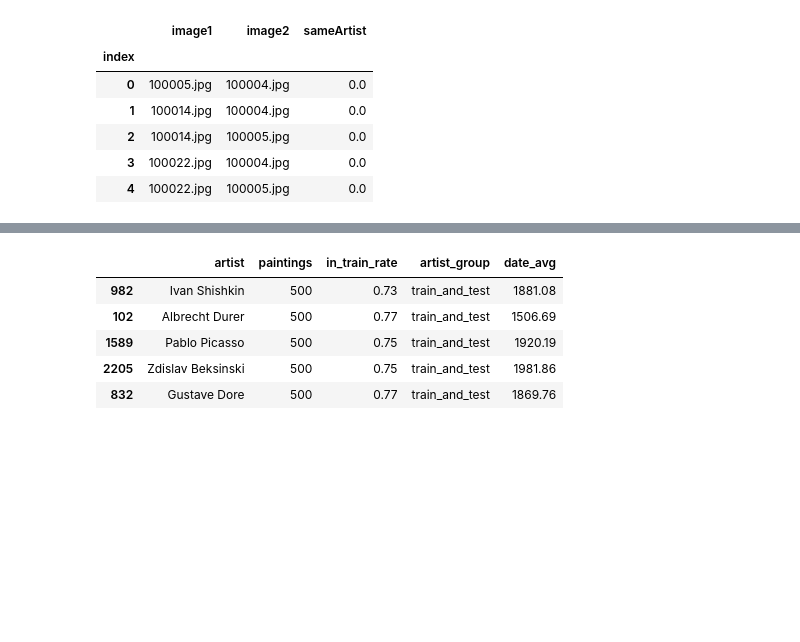
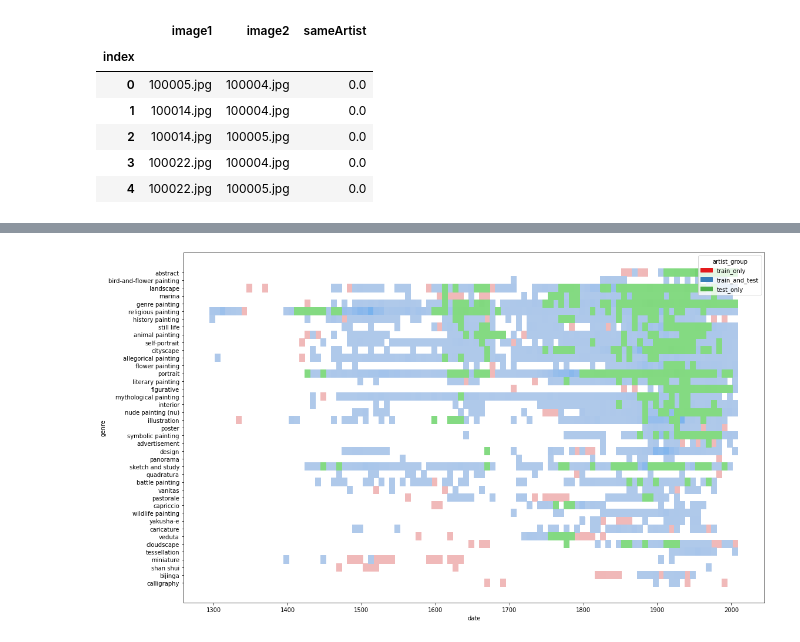
Before and after one commit to lucasdavid/afhp, a Jupyter notebook: notebooks/overview.ipynb, the cells around one changed output, grey strips where cells are left out. Saved outputs shown, nothing was run; the diff lists cells and outputs as text; code cells hidden in the pictures; blank space fills up the shorter version.

```diff
--- a/notebooks/overview.ipynb
+++ b/notebooks/overview.ipynb
@@ -164,10 +164,10 @@ stats.sort_values('paintings', ascending=False, inplace=True)
-# %%
-stats_recurrent = stats.head(100)
-stats_recurrent.head().round(2)
-# %% [output]
-|  | artist | paintings | in_train_rate | artist_group | date_avg |
-| 982 | Ivan Shishkin | 500 | 0.73 | train_and_test | 1881.08 |
-| 102 | Albrecht Durer | 500 | 0.77 | train_and_test | 1506.69 |
-| 1589 | Pablo Picasso | 500 | 0.75 | train_and_test | 1920.19 |
-| 2205 | Zdislav Beksinski | 500 | 0.75 | train_and_test | 1981.86 |
-| 832 | Gustave Dore | 500 | 0.77 | train_and_test | 1869.76 |
+# %%
+#@title Creation Date per Genre
+
+p = sns.husl_palette(3)
+
+plt.figure(figsize=(16, 9))
+sns.histplot(data=info[valids], y='genre', x='date', hue='artist_group', bins=100, palette='Set1')
+plt.tight_layout();
+# %% [output]
+[figure, added]
```
Also changed, not shown: parts of 36 cells of this notebook, 30 other files.
